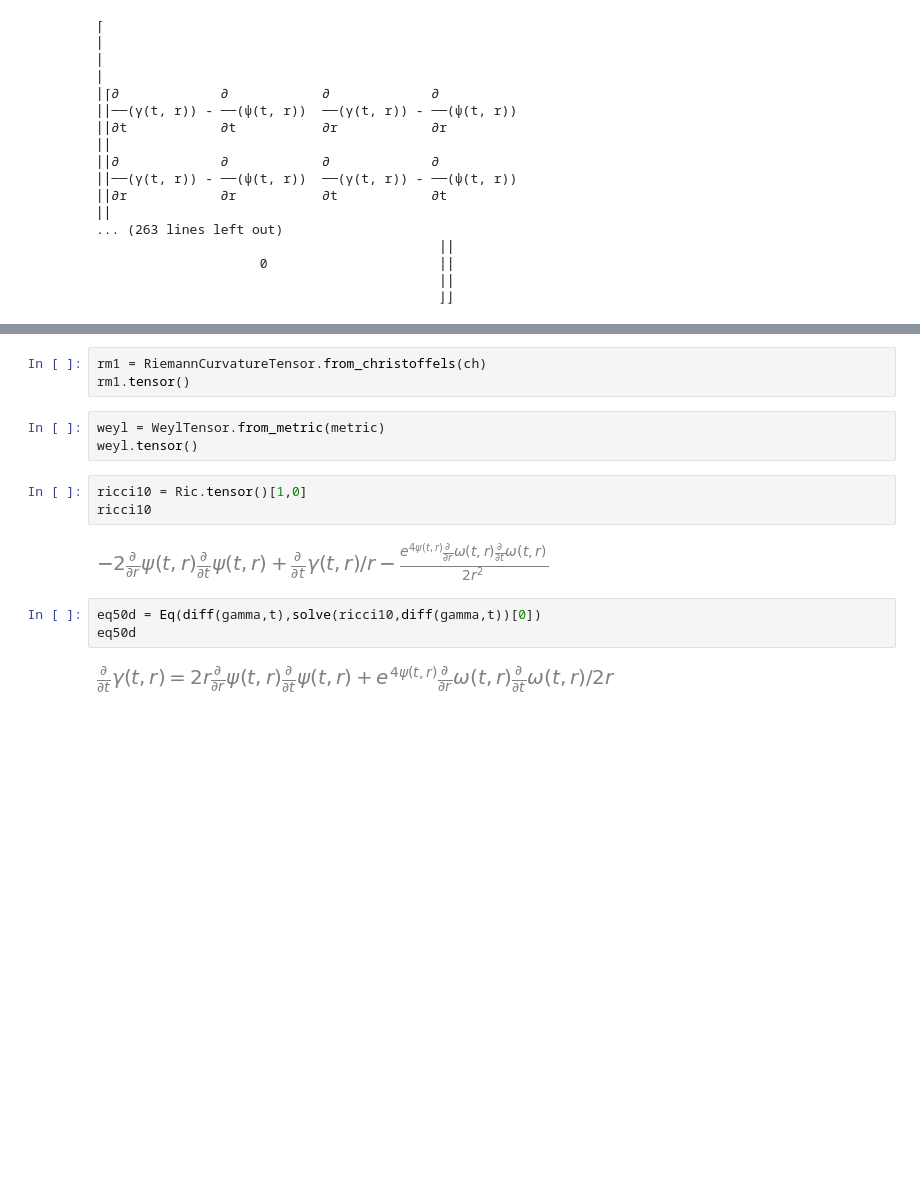
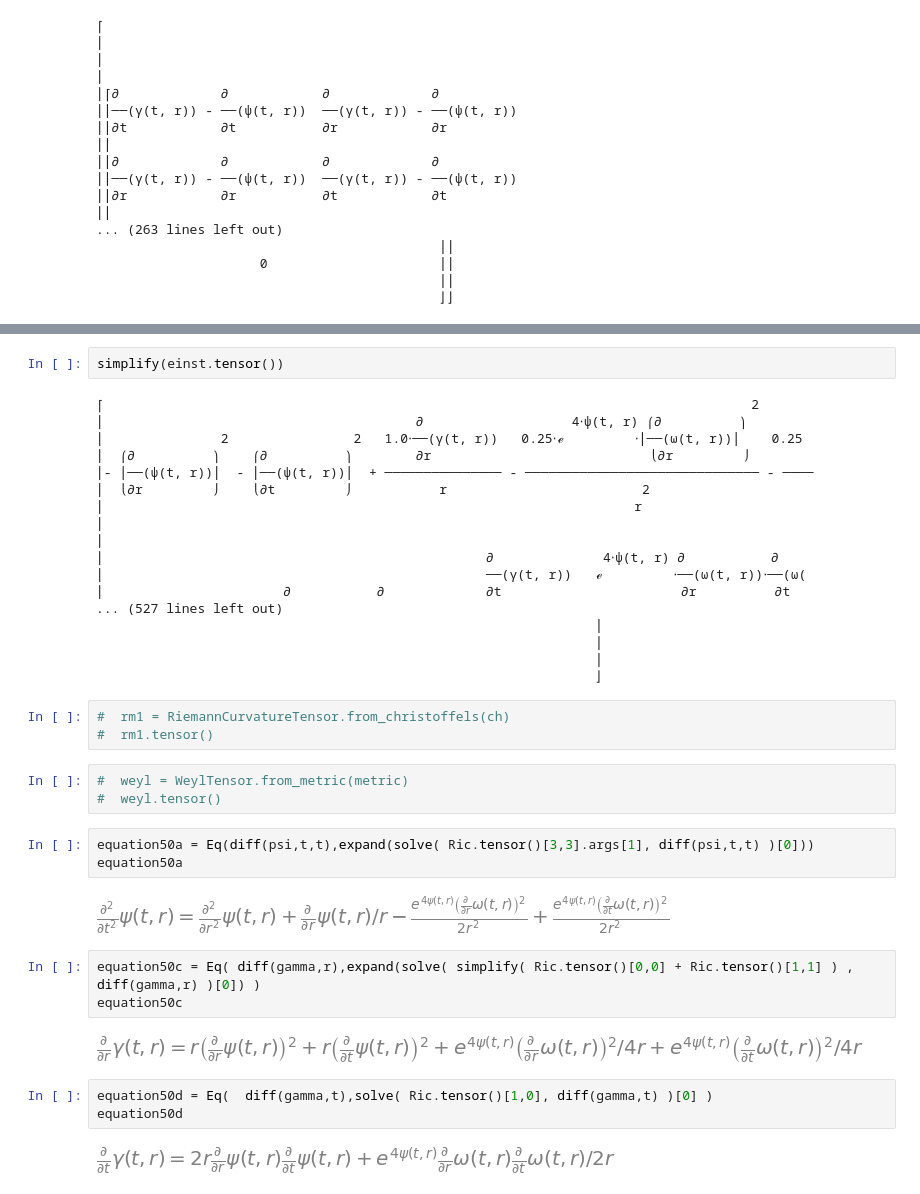
Before and after one commit to GeoffCope/General_Relativity_Python, a Jupyter notebook: Energy_of_Infinitely_Long_Cylindrically_Symmetric_System_by_Thorne.ipynb, the cells around one changed output, grey strips where cells are left out. Saved outputs shown, nothing was run; the diff lists cells and outputs as text; blank space fills up the shorter version.

```diff
--- a/Energy_of_Infinitely_Long_Cylindrically_Symmetric_System_by_Thorne.ipynb
+++ b/Energy_of_Infinitely_Long_Cylindrically_Symmetric_System_by_Thorne.ipynb
@@ -126,16 +181,41 @@ einsteinSimplified
+# %%
+simplify(einst.tensor())
+# %% [output]
+⎡                                                                                   2
+⎢                                        ∂                   4⋅ψ(t, r) ⎛∂          ⎞
+⎢               2                2   1.0⋅──(γ(t, r))   0.25⋅ℯ         ⋅⎜──(ω(t, r))⎟    0.25
+⎢  ⎛∂          ⎞    ⎛∂          ⎞        ∂r                            ⎝∂r         ⎠
+⎢- ⎜──(ψ(t, r))⎟  - ⎜──(ψ(t, r))⎟  + ─────────────── - ────────────────────────────── - ────
+⎢  ⎝∂r         ⎠    ⎝∂t         ⎠           r                         2
+⎢                                                                    r
+⎢
+⎢
+⎢                                                 ∂              4⋅ψ(t, r) ∂           ∂
+⎢                                                 ──(γ(t, r))   ℯ         ⋅──(ω(t, r))⋅──(ω(
+⎢                       ∂           ∂             ∂t                       ∂r          ∂t
+... (527 lines left out)
+                                                                ⎥
+                                                                ⎥
+                                                                ⎥
+                                                                ⎦
 # %%
-rm1 = RiemannCurvatureTensor.from_christoffels(ch)
-rm1.tensor()
+#  rm1 = RiemannCurvatureTensor.from_christoffels(ch)
+#  rm1.tensor()
 # %%
-weyl = WeylTensor.from_metric(metric)
-weyl.tensor()
+#  weyl = WeylTensor.from_metric(metric)
+#  weyl.tensor()
-# %%
-ricci10 = Ric.tensor()[1,0]
-ricci10
-# %% [output]
-[figure, removed]
-# %%
-eq50d = Eq(diff(gamma,t),solve(ricci10,diff(gamma,t))[0])
-eq50d
-# %% [output]
-[figure, removed]
+# %%
+equation50a = Eq(diff(psi,t,t),expand(solve( Ric.tensor()[3,3].args[1], diff(psi,t,t) )[0]))
+equation50a
+# %% [output]
+[figure, added]
+# %%
+equation50c = Eq( diff(gamma,r),expand(solve( simplify( Ric.tensor()[0,0] + Ric.tensor()[1,1] ) , diff(gamma,r) )[0]) )
+equation50c
+# %% [output]
+[figure, added]
+# %%
+equation50d = Eq(  diff(gamma,t),solve( Ric.tensor()[1,0], diff(gamma,t) )[0] )
+equation50d
+# %% [output]
+[figure, added]
```
Also changed, not shown: parts of 9 cells of this notebook, 5 other files.
